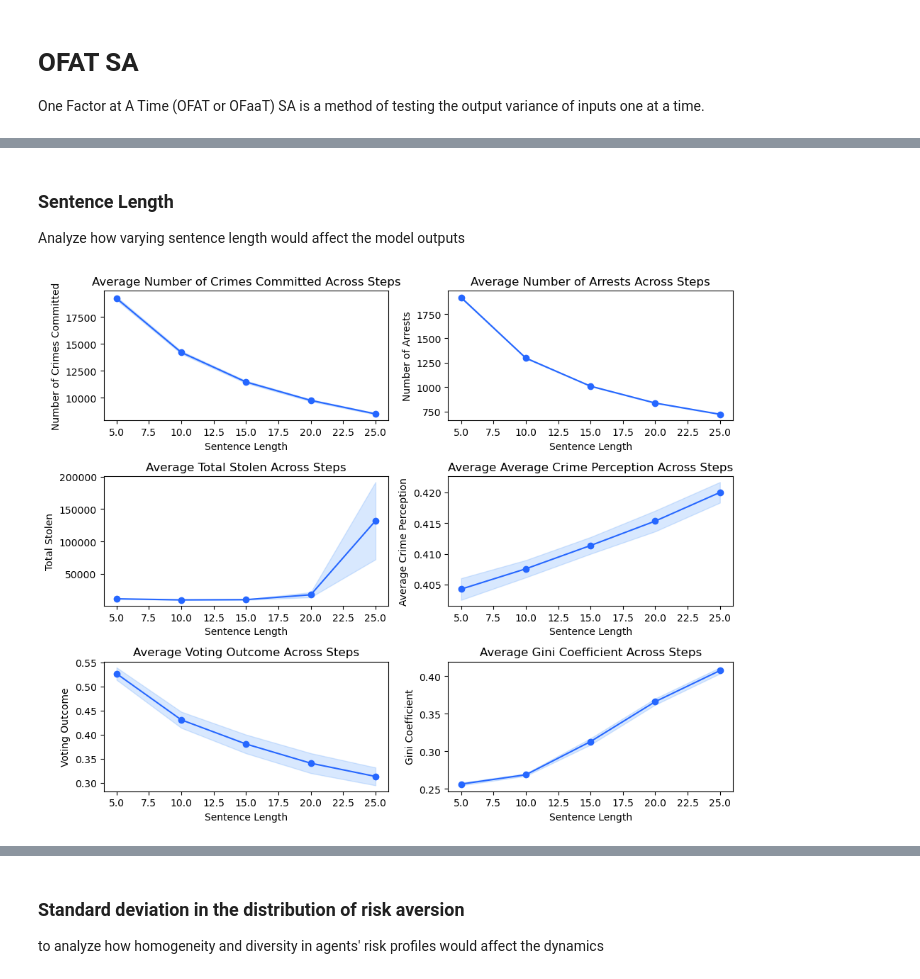
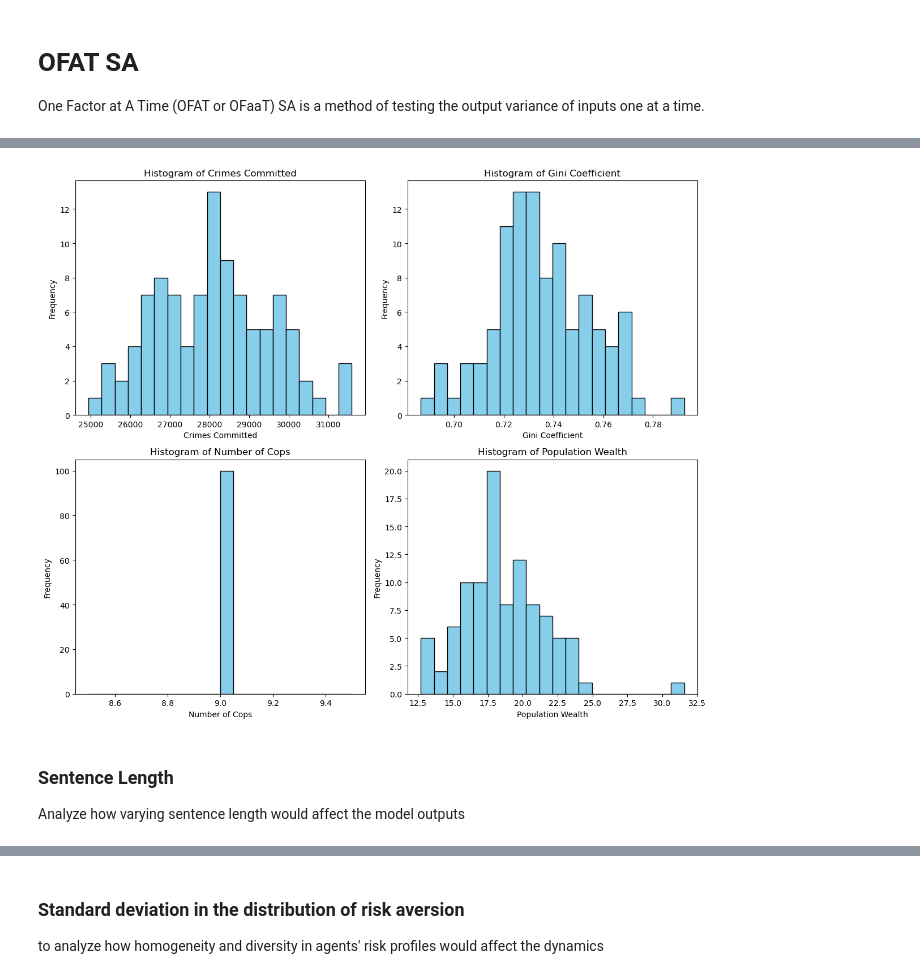
Before and after one commit to nabilasiregar/abm-project, a Jupyter notebook: notebooks/sensitivity_analysis.ipynb, the cells around one changed output, grey strips where cells are left out. Cells and saved outputs as stored; diff of their text form; code cells hidden in the pictures.

```diff
--- a/notebooks/sensitivity_analysis.ipynb
+++ b/notebooks/sensitivity_analysis.ipynb
@@ -18,7 +49,21 @@ data['gini_coeff'] = data['gini_coeff'].astype(float)
+# %%
+data_at_last_step = default_data[default_data['Step'] == 500]
+# %%
+fig, axs = plt.subplots(2, 2, figsize=(12, 10))
+axs = axs.ravel()
+for i, col in enumerate(columns_to_plot):
+    mean_value_at_last_step = data_at_last_step.groupby(['iteration'])[col].mean().reset_index()
+
+    # Plot the histogram of the data
+    axs[i].hist(mean_value_at_last_step[col].dropna(), bins=20, color='skyblue', edgecolor='black')
+    axs[i].set_title(f'Histogram of {labels[col]}')
+    axs[i].set_xlabel(f'{labels[col]}')
+    axs[i].set_ylabel('Frequency')
+
+plt.tight_layout()
+plt.show()
+# %% [output]
+[figure, added]
 # %% [markdown]
 ### Sentence Length
 Analyze how varying sentence length would affect the model outputs
-# %%
-plot_average_all_steps(data, 'sentence_length', 'Sentence Length')
-# %% [output]
-[figure, removed]
```
Also changed, not shown: parts of 17 cells of this notebook, 5 other files.
